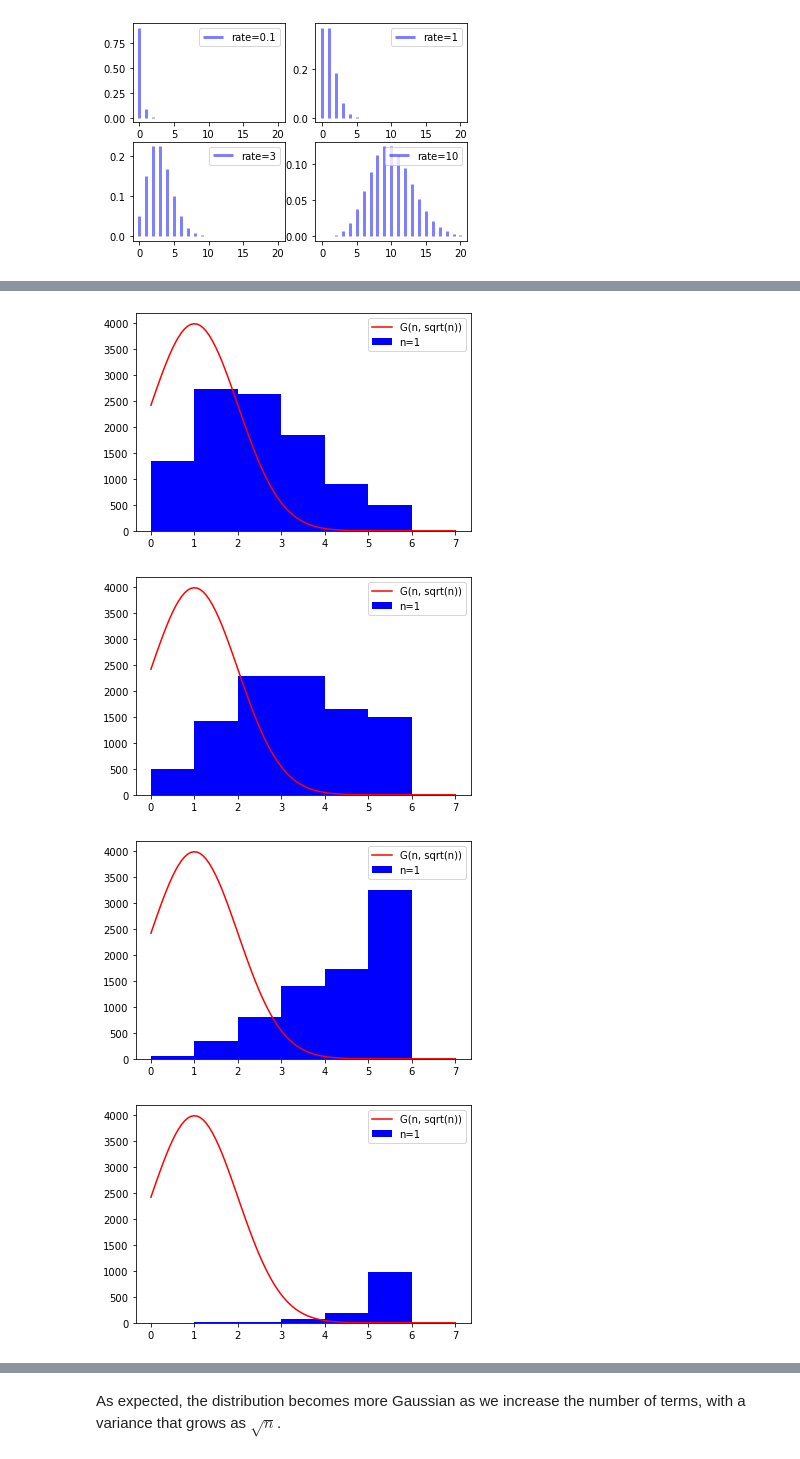
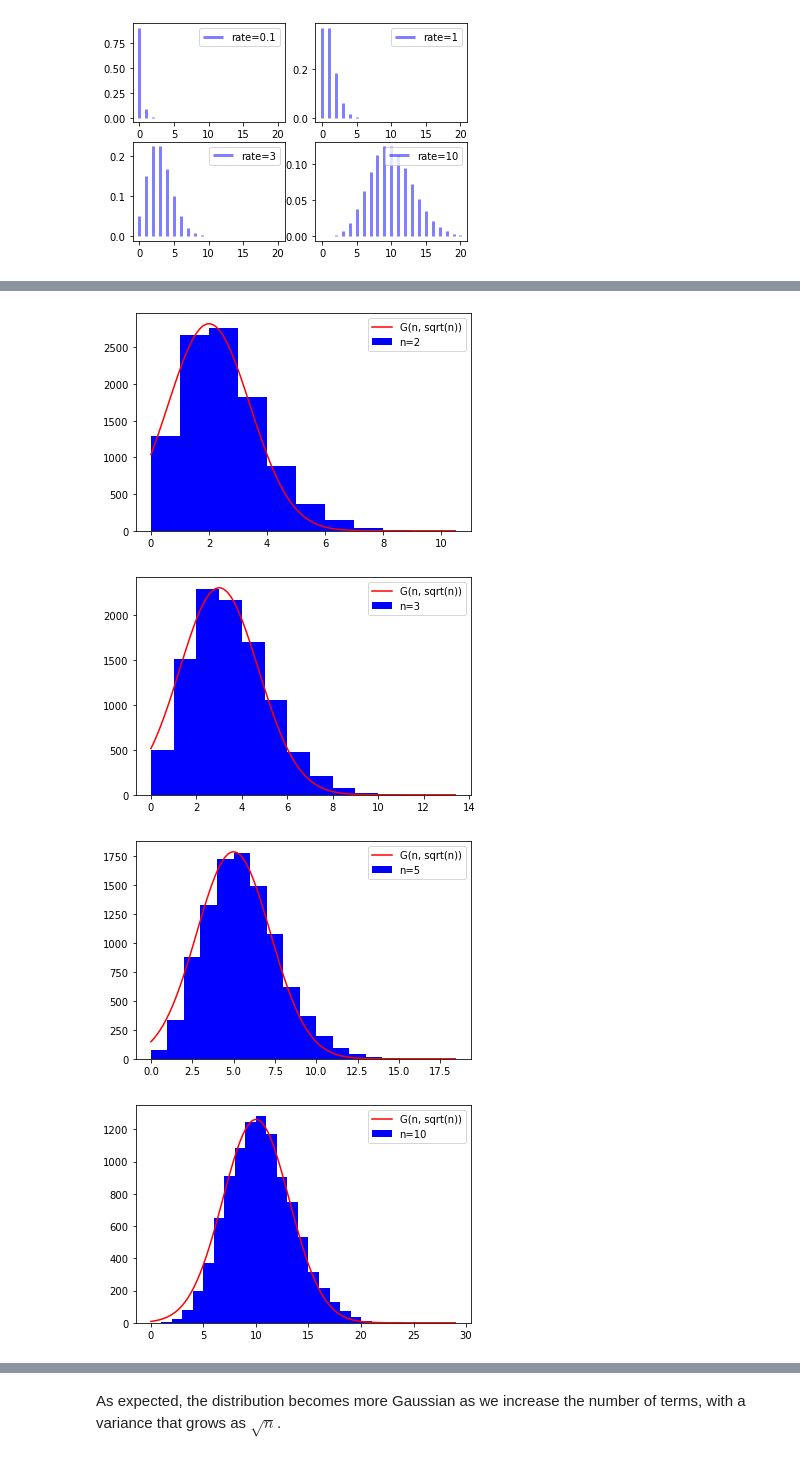
Before and after one commit to fastprof-hep/stats-tutorial, a Jupyter notebook: lecture1_solutions.ipynb, the cells around one changed output, grey strips where cells are left out. Cells and saved outputs as stored; diff of their text form; code cells hidden in the pictures.

```diff
--- a/lecture1_solutions.ipynb
+++ b/lecture1_solutions.ipynb
@@ -182,9 +180,9 @@ nterms = [ 1, 2, 3, 5, 10, 100 ]
 for nterm in nterms :
   plt.figure()
   data = [ sum([ np.random.poisson(1) for i in range(0, nterm) ]) for k in range(0, nexp) ]
-  range_max =  nsum + 6*np.sqrt(nsum)
-  plt.hist(data, bins=np.arange(0, range_max, 1), color='b', label='n=%d' % nsum)
+  range_max =  nterm + 6*np.sqrt(nterm)
+  plt.hist(data, bins=np.arange(0, range_max, 1), color='b', label='n=%d' % nterm)
   xvals = np.linspace(0, range_max, 100)
-  plt.plot(xvals, nexp*scipy.stats.norm.pdf(xvals, loc=nsum, scale=np.sqrt(nsum)), color='r', label='G(n, sqrt(n))' )
-  plt.legend()
+  plt.plot(xvals, nexp*scipy.stats.norm.pdf(xvals, loc=nterm, scale=np.sqrt(nterm)), color='r', label='G(n, sqrt(n))' )
+  plt.legend();
 # %% [output]
@@ -192,4 +190,4 @@ for nterm in nterms :
-[figure, old version]
+[figure, new version]
-[figure, old version]
+[figure, new version]
-[figure, old version]
+[figure, new version]
-[figure, old version]
+[figure, new version]
```
Also changed, not shown: parts of 8 cells of this notebook, 5 other files.
